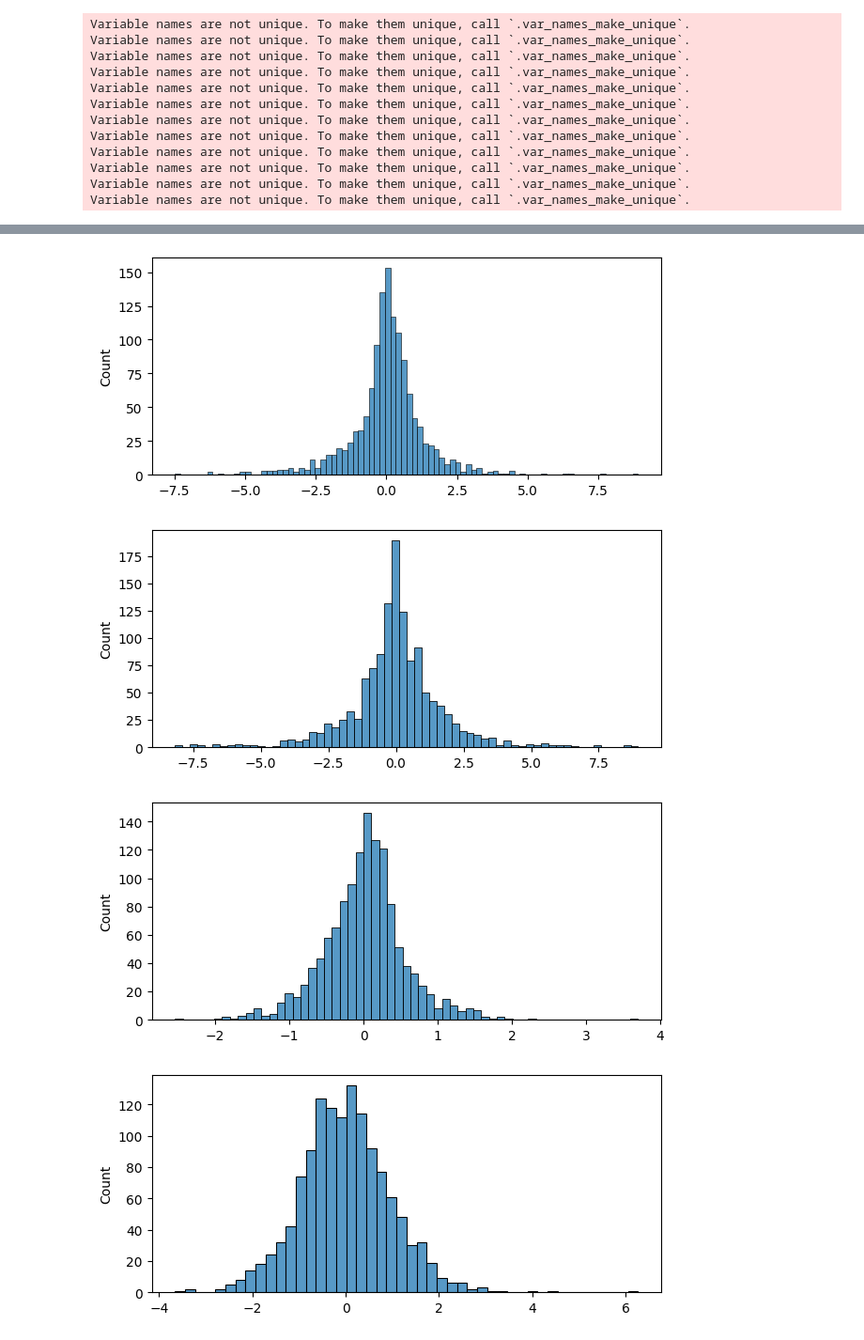
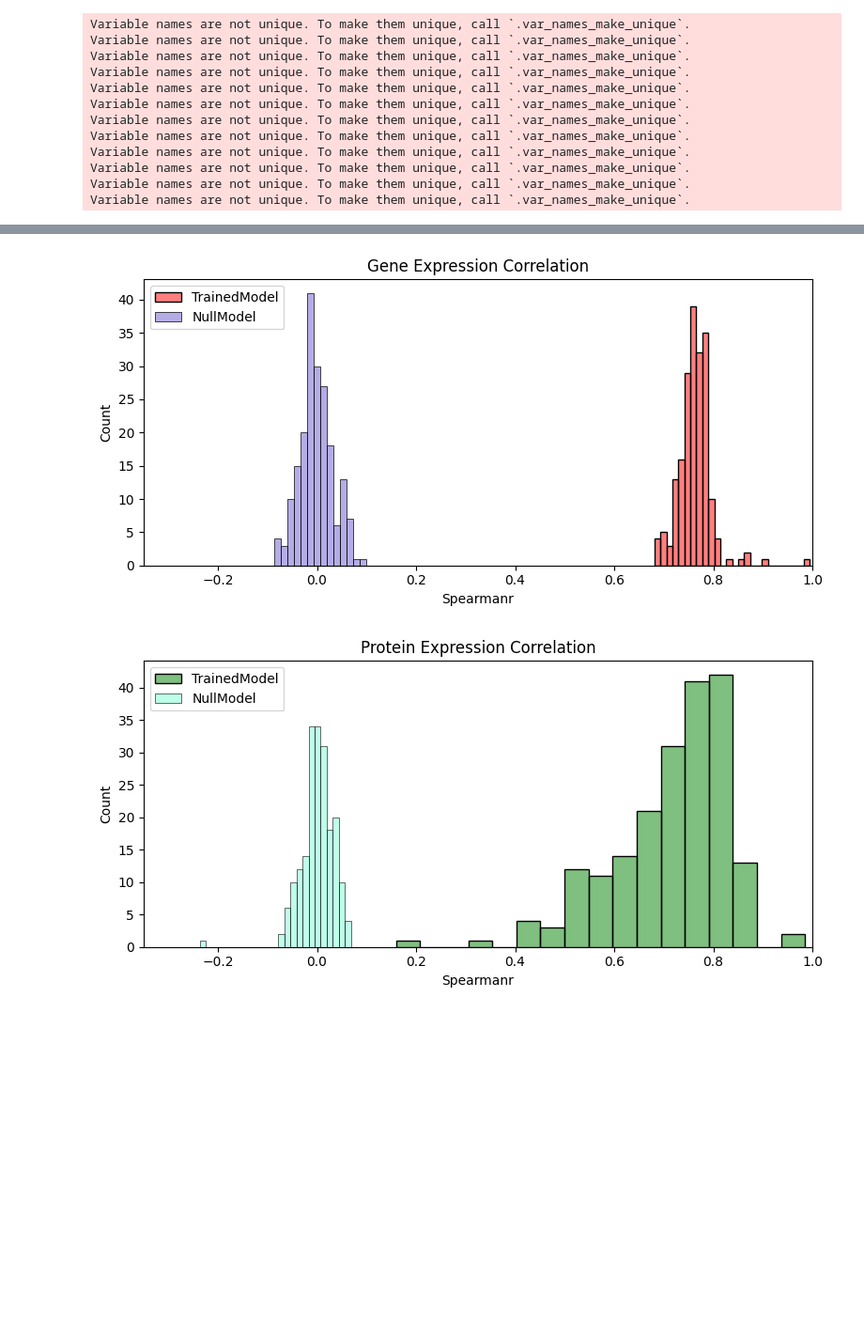
Before and after one commit to Koushul/SPICESS, a Jupyter notebook: notebooks/TwoSpice.ipynb, the cells around one changed output, grey strips where cells are left out. Shown at 94% size. Cells and saved outputs as stored; diff of their text form; code cells hidden in the pictures; blank space fills up the shorter version.

```diff
--- a/notebooks/TwoSpice.ipynb
+++ b/notebooks/TwoSpice.ipynb
@@ -290,26 +276,51 @@ plot_latent([gex_z, pex_z], [type1, type2],
-# %%
-plt.rcParams['figure.figsize'] = (7, 3)
-# a = gex.pca.inverse_transform(output.gex_recons.data.cpu().numpy())
-# b = gex.features_raw.data.cpu().numpy()
-output = integrated_data
-ix = 111
-a = output.gex_recons.data.cpu().numpy()
-b = gex.features_pca.data.cpu().numpy()
-
-c = output.pex_recons.data.cpu().numpy()
-d = pex.features_pca.data.cpu().numpy()
-
-sns.histplot(a[:, ix])
-plt.show()
-sns.histplot(b[:, ix])
-plt.show()
-
-sns.histplot(c[:, ix])
-plt.show()
-sns.histplot(d[:, ix])
-plt.show()
-# %% [output]
-[figure, removed]
-[figure, removed]
-[figure, removed]
-[figure, removed]
+# %%
+plt.rcParams['figure.figsize'] = (8, 4)
+output = integrated_data
+a = output.gex_recons.data.cpu().numpy()
+b = d11.data.cpu().numpy()
+c = output.pex_recons.data.cpu().numpy()
+d = d12.data.cpu().numpy()
+
+modelx = SpatialVAE([d11.shape[1], d12.shape[1]], 32).cuda()
+modelx.eval()
+outputx =  modelx(X=[d11, d12], A=gex.adj_norm, corr=corr)
+gex_z = integrated_data.gex_z.data.cpu().numpy()
+pex_z = integrated_data.pex_z.data.cpu().numpy()
+
+ax = outputx.gex_recons.data.cpu().numpy()
+bx = d11.data.cpu().numpy()
+cx = outputx.pex_recons.data.cpu().numpy()
+dx = d12.data.cpu().numpy()
+
+corrs = []
+for ixs in range(b.shape[1]):
+    corrs.append(spearmanr(b[:, ixs], a[:, ixs]).statistic)
+sns.histplot(corrs, color='red', alpha=0.5, label='TrainedModel')
+corrs = []
+for ixs in range(bx.shape[1]):
+    corrs.append(spearmanr(bx[:, ixs], ax[:, ixs]).statistic)
+sns.histplot(corrs, color='slateblue', alpha=0.5, label='NullModel')
+plt.title('Gene Expression Correlation')
+plt.xlabel('Spearmanr')
+plt.xlim(-0.35, 1.0)
+plt.legend()
+plt.tight_layout()
+plt.show()
+
+corrs = []
+for ixs in range(d.shape[1]):
+    corrs.append(spearmanr(d[:, ixs], c[:, ixs]).statistic)
+sns.histplot(corrs, color='green', alpha=0.5, label='TrainedModel')
+corrs = []
+for ixs in range(dx.shape[1]):
+    corrs.append(spearmanr(dx[:, ixs], cx[:, ixs]).statistic)
+sns.histplot(corrs, color='aquamarine', alpha=0.5, label='NullModel')
+plt.title('Protein Expression Correlation')
+plt.xlabel('Spearmanr')
+plt.xlim(-0.35, 1.0)
+plt.legend()
+plt.tight_layout()
+plt.show()
+# %% [output]
+[figure, added]
+[figure, added]
```
Also changed, not shown: parts of 29 cells of this notebook, 2 other files.
